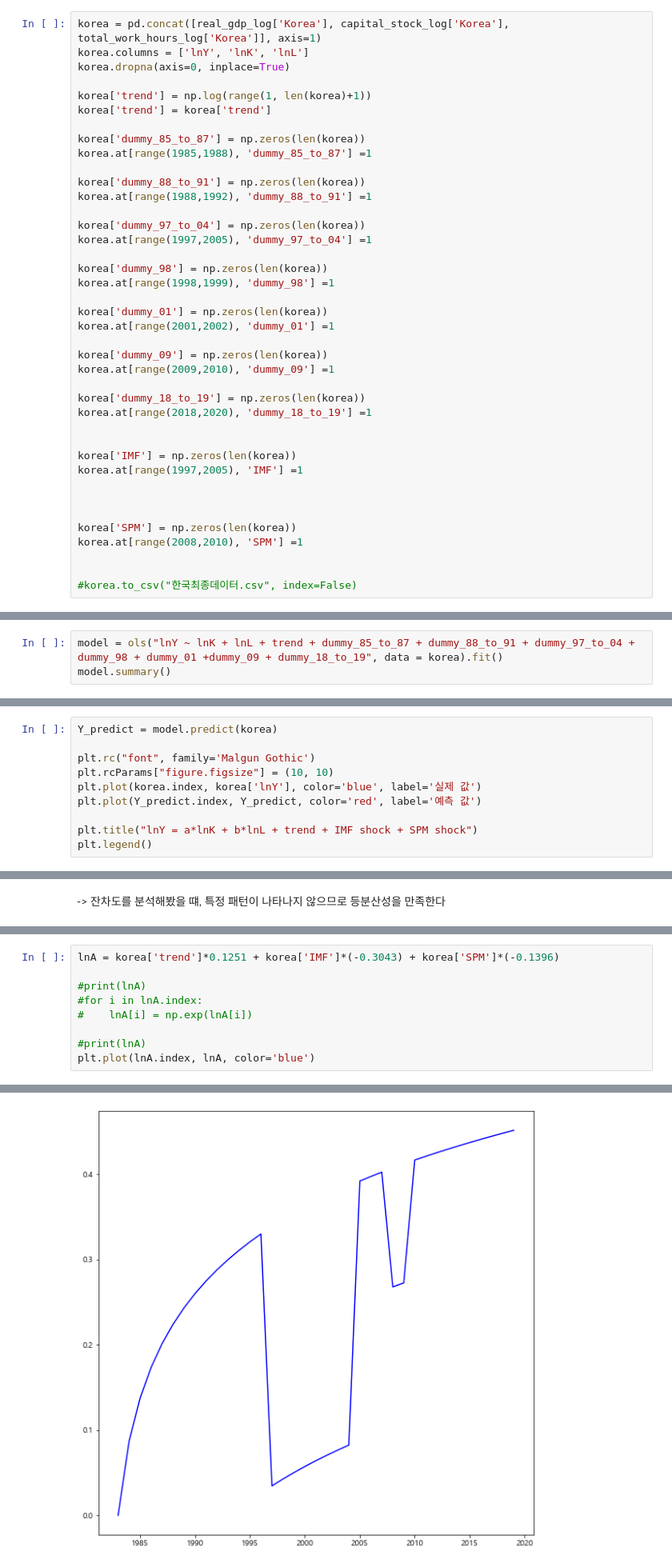
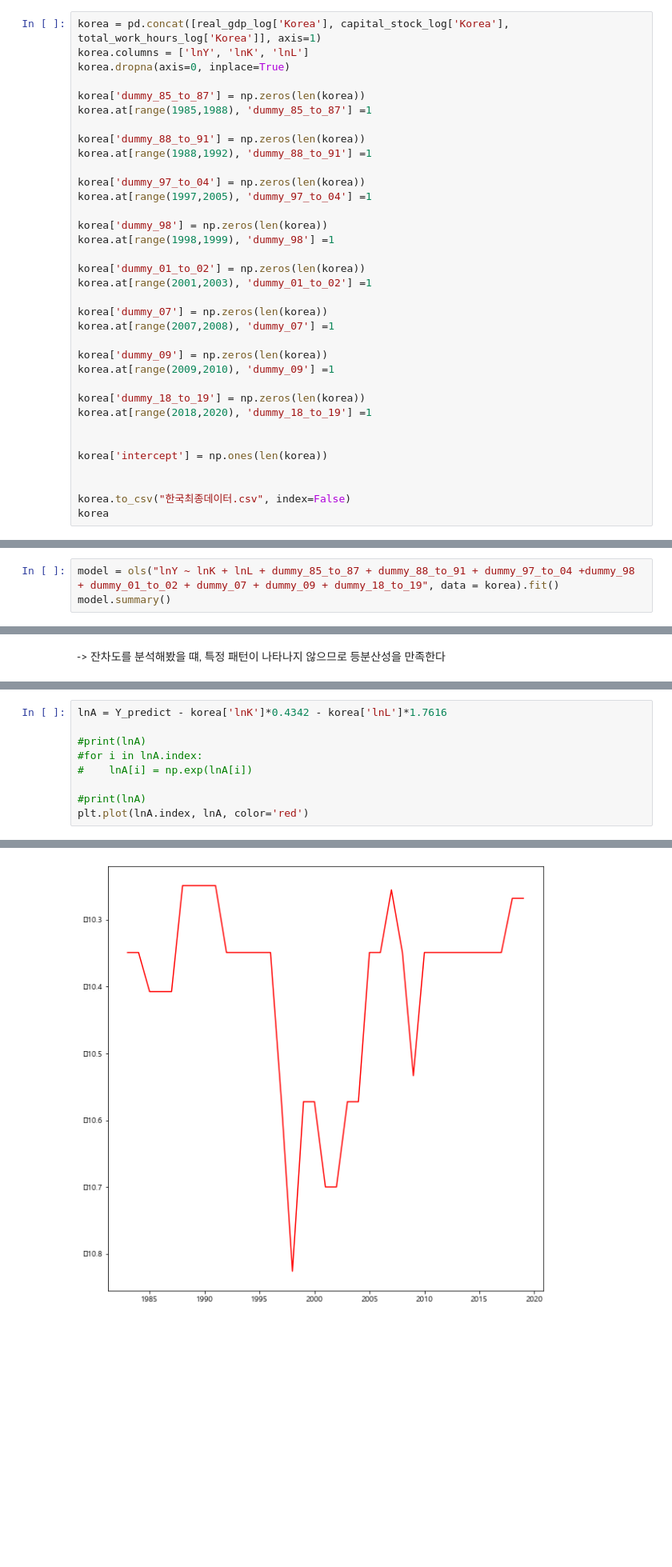
Before and after one commit to jonghwi-kim/Cobb-Douglas-production-function, a Jupyter notebook: regression.ipynb, the cells around one changed output, grey strips where cells are left out. Shown at 80% size. Drawn from its saved outputs; the diff is of its cells as text; blank space fills up the shorter version.

```diff
--- a/regression.ipynb
+++ b/regression.ipynb
@@ -54,9 +42,6 @@ plt.plot(residual.index, residual, '--', color='blue')
 korea = pd.concat([real_gdp_log['Korea'], capital_stock_log['Korea'], total_work_hours_log['Korea']], axis=1)
 korea.columns = ['lnY', 'lnK', 'lnL']
 korea.dropna(axis=0, inplace=True)
-
-korea['trend'] = np.log(range(1, len(korea)+1))
-korea['trend'] = korea['trend']
 
 korea['dummy_85_to_87'] = np.zeros(len(korea))
 korea.at[range(1985,1988), 'dummy_85_to_87'] =1
@@ -70,8 +55,11 @@ korea.at[range(1997,2005), 'dummy_97_to_04'] =1
 korea['dummy_98'] = np.zeros(len(korea))
 korea.at[range(1998,1999), 'dummy_98'] =1
 
-korea['dummy_01'] = np.zeros(len(korea))
-korea.at[range(2001,2002), 'dummy_01'] =1
+korea['dummy_01_to_02'] = np.zeros(len(korea))
+korea.at[range(2001,2003), 'dummy_01_to_02'] =1
+
+korea['dummy_07'] = np.zeros(len(korea))
+korea.at[range(2007,2008), 'dummy_07'] =1
 
 korea['dummy_09'] = np.zeros(len(korea))
 korea.at[range(2009,2010), 'dummy_09'] =1
@@ -80,13 +68,8 @@ korea['dummy_18_to_19'] = np.zeros(len(korea))
 korea.at[range(2018,2020), 'dummy_18_to_19'] =1
 
 
-korea['IMF'] = np.zeros(len(korea))
-korea.at[range(1997,2005), 'IMF'] =1
+korea['intercept'] = np.ones(len(korea))
 
 
-
-korea['SPM'] = np.zeros(len(korea))
-korea.at[range(2008,2010), 'SPM'] =1
-
-
-#korea.to_csv("한국최종데이터.csv", index=False)
+korea.to_csv("한국최종데이터.csv", index=False)
+korea
@@ -152,7 +154,7 @@ Critical Values:
         : -4.462
         : -4.093
 # %%
-model = ols("lnY ~ lnK + lnL + trend + dummy_85_to_87 + dummy_88_to_91 + dummy_97_to_04 + dummy_98 + dummy_01 +dummy_09 + dummy_18_to_19", data = korea).fit()
+model = ols("lnY ~ lnK + lnL + dummy_85_to_87 + dummy_88_to_91 + dummy_97_to_04 +dummy_98 + dummy_01_to_02 + dummy_07 + dummy_09 + dummy_18_to_19", data = korea).fit()
 model.summary()
 # %% [output]
 OLS Regression Results
@@ -205,10 +204,0 @@ plt.legend()
-# %%
-Y_predict = model.predict(korea)
-
-plt.rc("font", family='Malgun Gothic')
-plt.rcParams["figure.figsize"] = (10, 10)
-plt.plot(korea.index, korea['lnY'], color='blue', label='실제 값')
-plt.plot(Y_predict.index, Y_predict, color='red', label='예측 값')
-
-plt.title("lnY = a*lnK + b*lnL + trend + IMF shock + SPM shock")
-plt.legend()
@@ -244,17 +229,17 @@ plt.plot([-3, 3], [-3, 3], '--', color='grey')
 
 선에서 벗어나지 않았으므로 정규분포를 따른다
 # %%
-lnA = korea['trend']*0.1251 + korea['IMF']*(-0.3043) + korea['SPM']*(-0.1396)
+lnA = Y_predict - korea['lnK']*0.4342 - korea['lnL']*1.7616
 
 #print(lnA)
 #for i in lnA.index:
 #    lnA[i] = np.exp(lnA[i])
 
 #print(lnA)
-plt.plot(lnA.index, lnA, color='blue')
+plt.plot(lnA.index, lnA, color='red')
 # %% [output]
 [<matplotlib.lines.Line2D at 0x...>]
-[figure, old version]
+[figure, new version]
 # %% [markdown]
 위 회귀분석 식에 따른 lnA (총요소생산성)
 # %%
```
Also changed, not shown: parts of 16 cells of this notebook.
